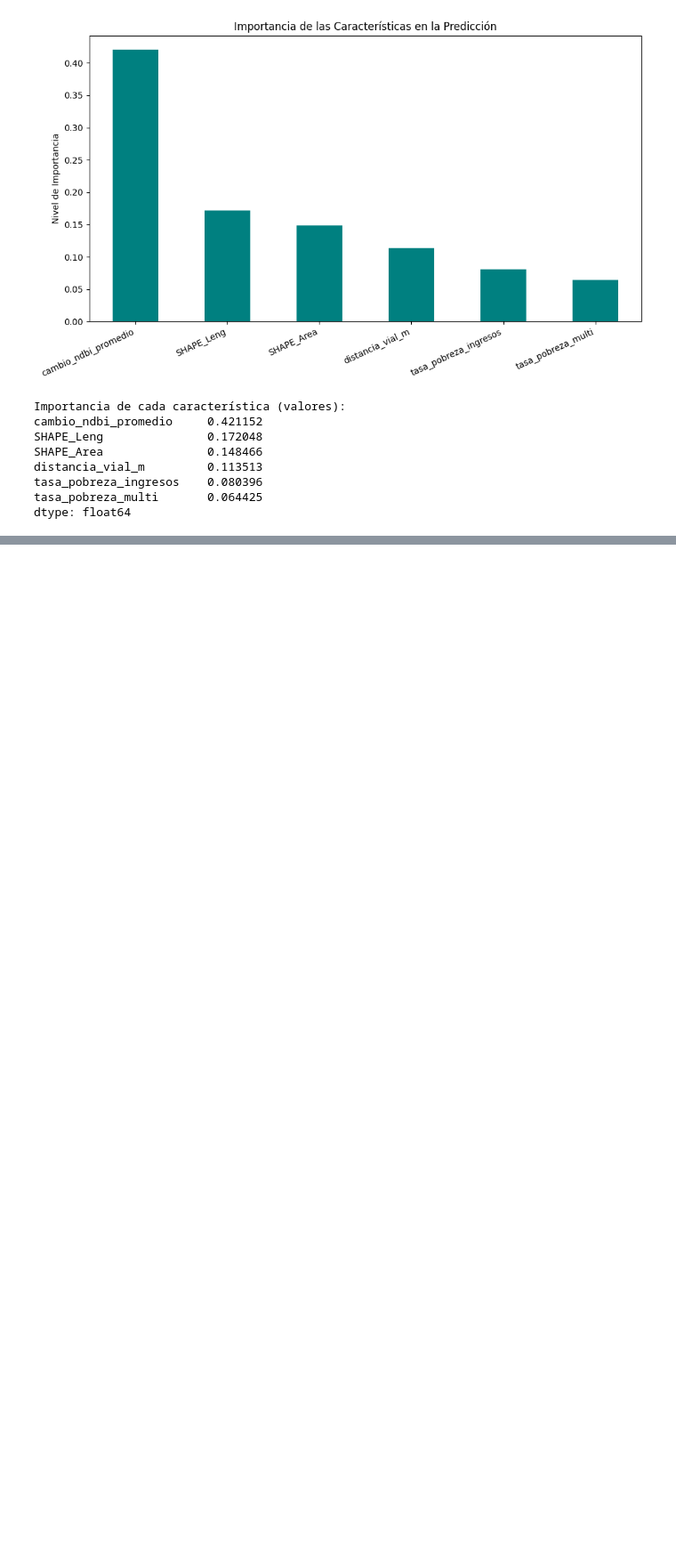
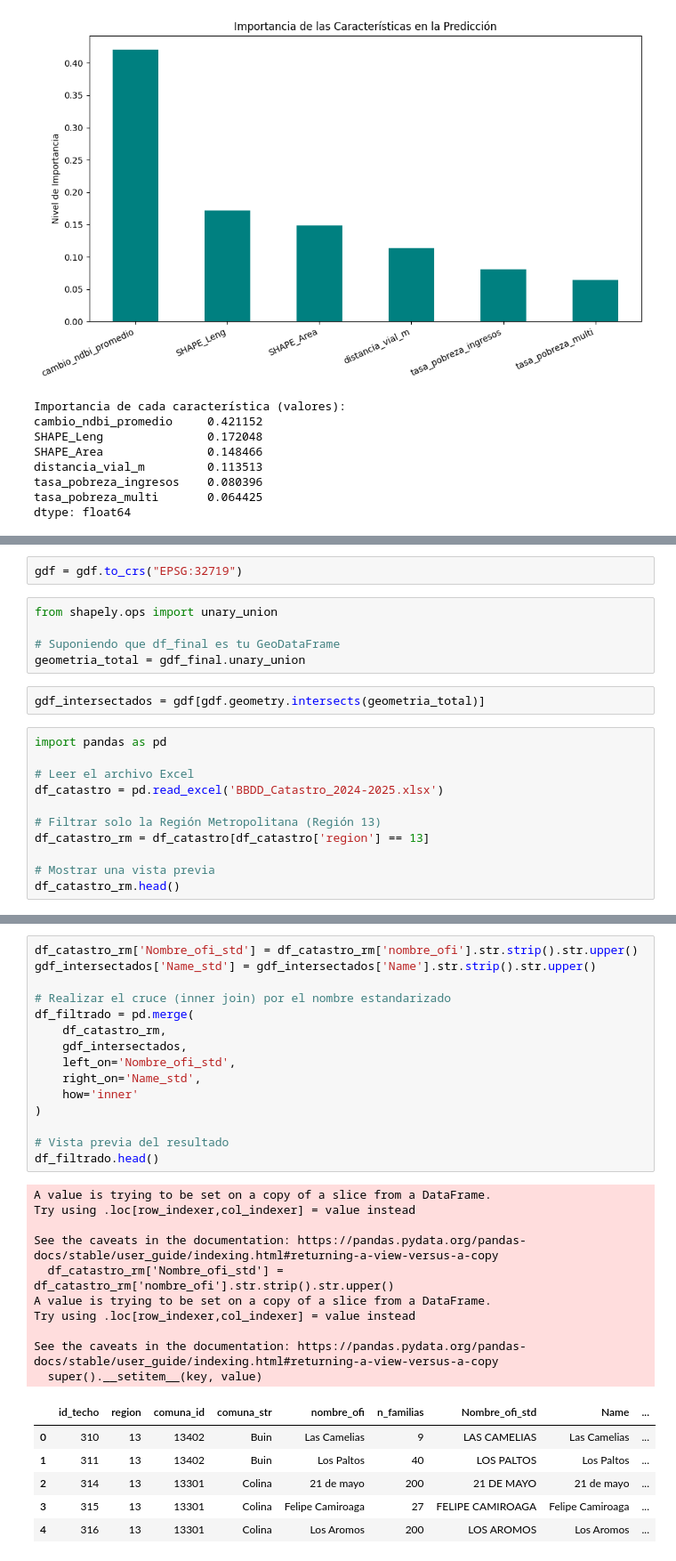
Before and after one commit to Mardones567/Proyecto_geo, a Jupyter notebook: preprocesaminto.ipynb, the cells around one changed output, grey strips where cells are left out. Shown: that part at 89% size. Drawn from its saved outputs; the diff is of its cells as text; blank space fills up the shorter version.

```diff
--- a/preprocesaminto.ipynb
+++ b/preprocesaminto.ipynb
@@ -999,0 +1025,20 @@ dtype: float64
+# %%
+gdf = gdf.to_crs("EPSG:32719")
+# %%
+from shapely.ops import unary_union
+
+# Suponiendo que df_final es tu GeoDataFrame
+geometria_total = gdf_final.unary_union
+# %%
+gdf_intersectados = gdf[gdf.geometry.intersects(geometria_total)]
+# %%
+import pandas as pd
+
+# Leer el archivo Excel
+df_catastro = pd.read_excel('BBDD_Catastro_2024-2025.xlsx')
+
+# Filtrar solo la Región Metropolitana (Región 13)
+df_catastro_rm = df_catastro[df_catastro['region'] == 13]
+
+# Mostrar una vista previa
+df_catastro_rm.head()
@@ -999,0 +1052,32 @@ dtype: float64
+# %%
+df_catastro_rm['Nombre_ofi_std'] = df_catastro_rm['nombre_ofi'].str.strip().str.upper()
+gdf_intersectados['Name_std'] = gdf_intersectados['Name'].str.strip().str.upper()
+
+# Realizar el cruce (inner join) por el nombre estandarizado
+df_filtrado = pd.merge(
+    df_catastro_rm,
+    gdf_intersectados,
+    left_on='Nombre_ofi_std',
+    right_on='Name_std',
+    how='inner'
+)
+
+# Vista previa del resultado
+df_filtrado.head()
+# %% [output]
+A value is trying to be set on a copy of a slice from a DataFrame.
+Try using .loc[row_indexer,col_indexer] = value instead
+
+See the caveats in the documentation: https://pandas.pydata.org/pandas-docs/stable/user_guide/indexing.html#returning-a-view-versus-a-copy
+  df_catastro_rm['Nombre_ofi_std'] = df_catastro_rm['nombre_ofi'].str.strip().str.upper()
+A value is trying to be set on a copy of a slice from a DataFrame.
+Try using .loc[row_indexer,col_indexer] = value instead
+
+See the caveats in the documentation: https://pandas.pydata.org/pandas-docs/stable/user_guide/indexing.html#returning-a-view-versus-a-copy
+  super().__setitem__(key, value)
+|  | id_techo | region | comuna_id | comuna_str | nombre_ofi | n_familias | Nombre_ofi_std | Name | ... |
+| 0 | 310 | 13 | 13402 | Buin | Las Camelias | 9 | LAS CAMELIAS | Las Camelias | ... |
+| 1 | 311 | 13 | 13402 | Buin | Los Paltos | 40 | LOS PALTOS | Los Paltos | ... |
+| 2 | 314 | 13 | 13301 | Colina | 21 de mayo | 200 | 21 DE MAYO | 21 de mayo | ... |
+| 3 | 315 | 13 | 13301 | Colina | Felipe Camiroaga | 27 | FELIPE CAMIROAGA | Felipe Camiroaga | ... |
+| 4 | 316 | 13 | 13301 | Colina | Los Aromos | 200 | LOS AROMOS | Los Aromos | ... |
```
Also changed, not shown: parts of 4 cells of this notebook, 1 other file.
